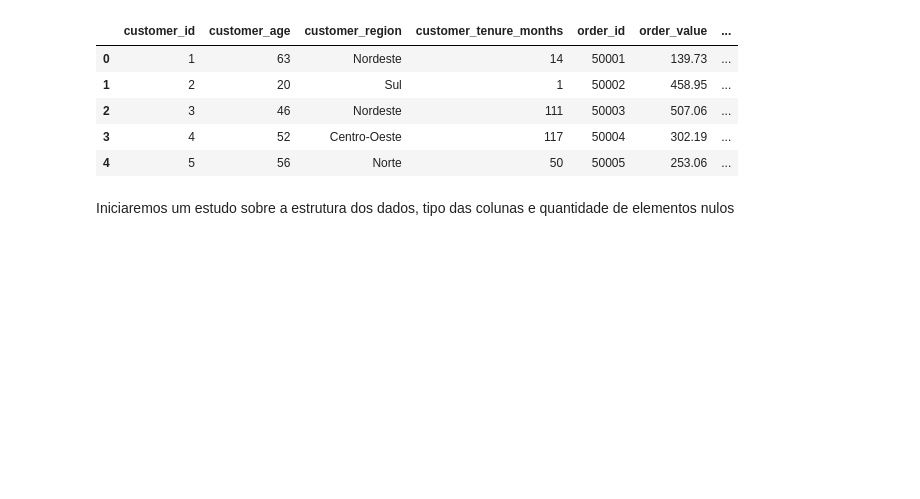
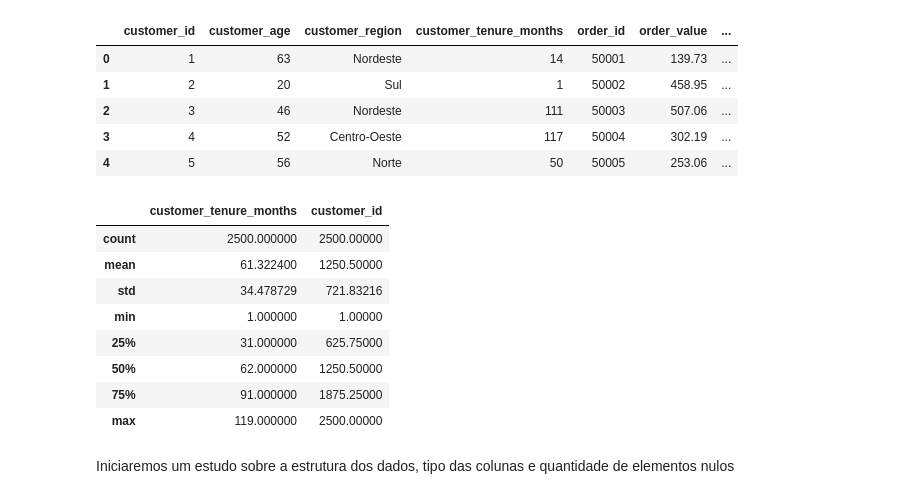
Before and after one commit to Raphaelexe/TechChallengeFase1PosTech, a Jupyter notebook: notebooks/TC1AnaliseNPS.ipynb, the cells around one changed output. Saved outputs shown, nothing was run; the diff lists cells and outputs as text; code cells hidden in the pictures; blank space fills up the shorter version.

```diff
--- a/notebooks/TC1AnaliseNPS.ipynb
+++ b/notebooks/TC1AnaliseNPS.ipynb
@@ -26,6 +26,18 @@ display(df_nps.head())
 | 2 | 3 | 46 | Nordeste | 111 | 50003 | 507.06 | ... |
 | 3 | 4 | 52 | Centro-Oeste | 117 | 50004 | 302.19 | ... |
 | 4 | 5 | 56 | Norte | 50 | 50005 | 253.06 | ... |
+# %%
+display(df_nps[['customer_tenure_months', 'customer_id']].describe())
+# %% [output]
+|  | customer_tenure_months | customer_id |
+| count | 2500.000000 | 2500.00000 |
+| mean | 61.322400 | 1250.50000 |
+| std | 34.478729 | 721.83216 |
+| min | 1.000000 | 1.00000 |
+| 25% | 31.000000 | 625.75000 |
+| 50% | 62.000000 | 1250.50000 |
+| 75% | 91.000000 | 1875.25000 |
+| max | 119.000000 | 2500.00000 |
 # %% [markdown]
 Iniciaremos um estudo sobre a estrutura dos dados, tipo das colunas e quantidade de elementos nulos
 # %%
```
Also changed, not shown: parts of 11 cells of this notebook.
